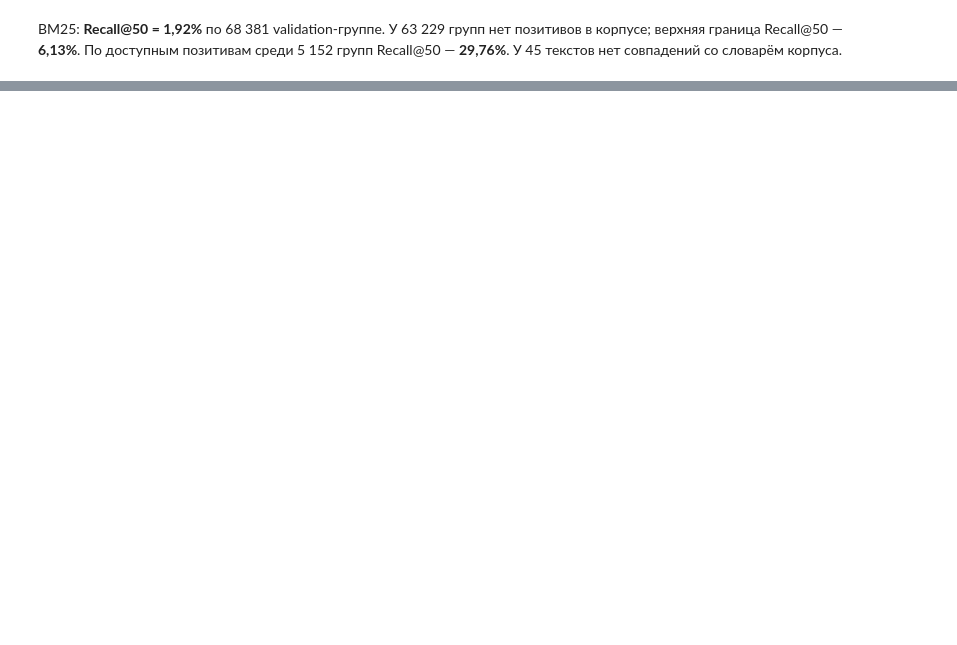
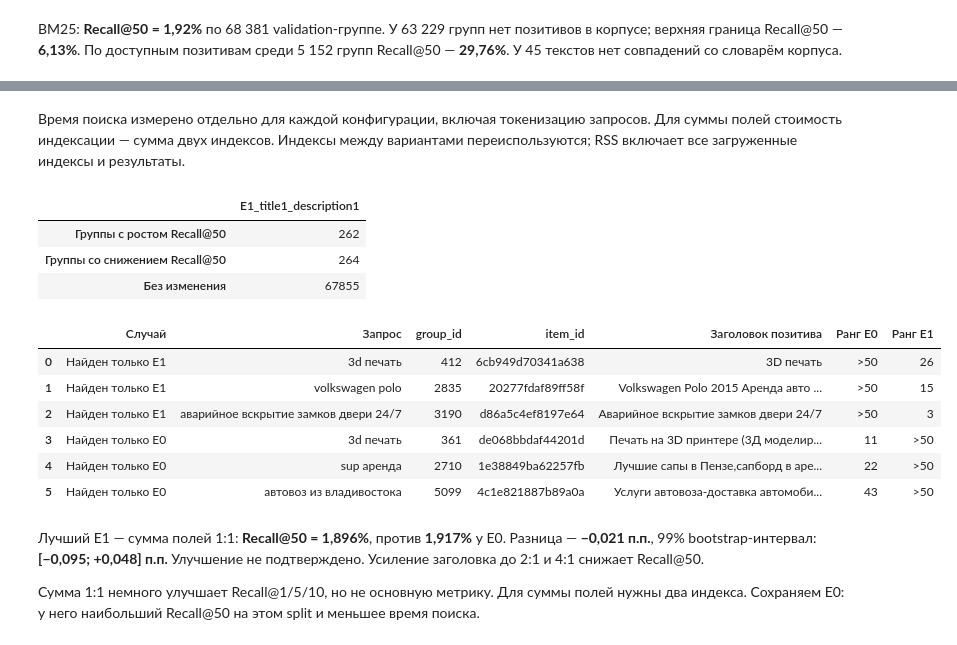
Before and after one commit to alexiva05/avito-service-search, a Jupyter notebook: solution.ipynb, the cells around one changed output, grey strips where cells are left out. Cells and saved outputs as stored; diff of their text form; code cells hidden in the pictures; blank space fills up the shorter version.

Commit message:
Добавил сравнение BM25 по полям и весам заголовка

```diff
--- a/solution.ipynb
+++ b/solution.ipynb
@@ -724,0 +901,57 @@ BM25: **Recall@50 = 1,92%** по 68 381 validation-группе.
+# %% [markdown]
+Время поиска измерено отдельно для каждой конфигурации, включая токенизацию запросов.
+Для суммы полей стоимость индексации — сумма двух индексов. Индексы между вариантами
+переиспользуются; RSS включает все загруженные индексы и результаты.
+# %%
+delta = e1_per_query[best_e1_experiment]["Recall@50"] - per_query["Recall@50"]
+display(pd.Series({
+    "Группы с ростом Recall@50": int(delta.gt(0).sum()),
+    "Группы со снижением Recall@50": int(delta.lt(0).sum()),
+    "Без изменения": int(delta.eq(0).sum()),
+}, name=best_e1_experiment).to_frame())
+
+# Первые три различных текста каждого типа в алфавитном порядке.
+examples = []
+titles_by_id = items.set_index("item_id")["item_title_raw"]
+for label, improved in [("Найден только E1", True), ("Найден только E0", False)]:
+    seen_texts = set()
+    for query in validation.sort_values("search_query", kind="stable").itertuples():
+        if query.search_query in seen_texts:
+            continue
+        base = predictions[query.search_query]
+        candidate = best_e1_predictions[query.search_query]
+        difference = (set(candidate) - set(base)) if improved else (set(base) - set(candidate))
+        changed_positives = sorted(query.available & difference)
+        if not changed_positives:
+            continue
+        item_id = changed_positives[0]
+        examples.append({
+            "Случай": label, "Запрос": query.search_query, "group_id": query.Index,
+            "item_id": item_id, "Заголовок позитива": titles_by_id[item_id],
+            "Ранг E0": base.index(item_id) + 1 if item_id in base else ">50",
+            "Ранг E1": candidate.index(item_id) + 1 if item_id in candidate else ">50",
+        })
+        seen_texts.add(query.search_query)
+        if len(seen_texts) == 3:
+            break
+display(pd.DataFrame(examples))
+# %% [output]
+|  | E1_title1_description1 |
+| Группы с ростом Recall@50 | 262 |
+| Группы со снижением Recall@50 | 264 |
+| Без изменения | 67855 |
+|  | Случай | Запрос | group_id | item_id | Заголовок позитива | Ранг E0 | Ранг E1 |
+| 0 | Найден только E1 | 3d печать | 412 | 6cb949d70341a638 | 3D печать | >50 | 26 |
+| 1 | Найден только E1 | volkswagen polo | 2835 | 20277fdaf89ff58f | Volkswagen Polo 2015 Аренда авто ... | >50 | 15 |
+| 2 | Найден только E1 | аварийное вскрытие замков двери 24/7 | 3190 | d86a5c4ef8197e64 | Аварийное вскрытие замков двери 24/7 | >50 | 3 |
+| 3 | Найден только E0 | 3d печать | 361 | de068bbdaf44201d | Печать на 3D принтере (3Д моделир... | 11 | >50 |
+| 4 | Найден только E0 | sup аренда | 2710 | 1e38849ba62257fb | Лучшие сапы в Пензе,сапборд в аре... | 22 | >50 |
+| 5 | Найден только E0 | автовоз из владивостока | 5099 | 4c1e821887b89a0a | Услуги автовоза-доставка автомоби... | 43 | >50 |
+# %% [markdown]
+Лучший E1 — сумма полей 1:1: **Recall@50 = 1,896%**, против **1,917%** у E0.
+Разница — **−0,021 п.п.**, 99% bootstrap-интервал: **[−0,095; +0,048] п.п.**
+Улучшение не подтверждено. Усиление заголовка до 2:1 и 4:1 снижает Recall@50.
+
+Сумма 1:1 немного улучшает Recall@1/5/10, но не основную метрику.
+Для суммы полей нужны два индекса. Сохраняем E0: у него наибольший Recall@50
+на этом split и меньшее время поиска.
```
Also changed, not shown: parts of 11 cells of this notebook, 1 other file.
